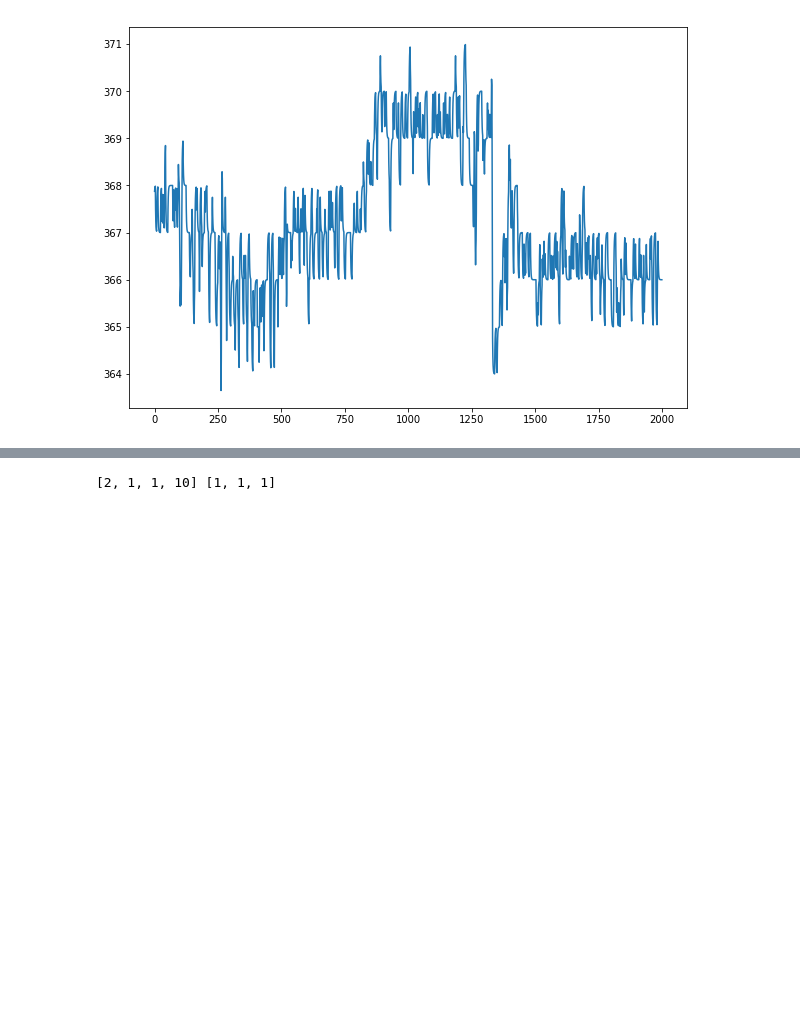
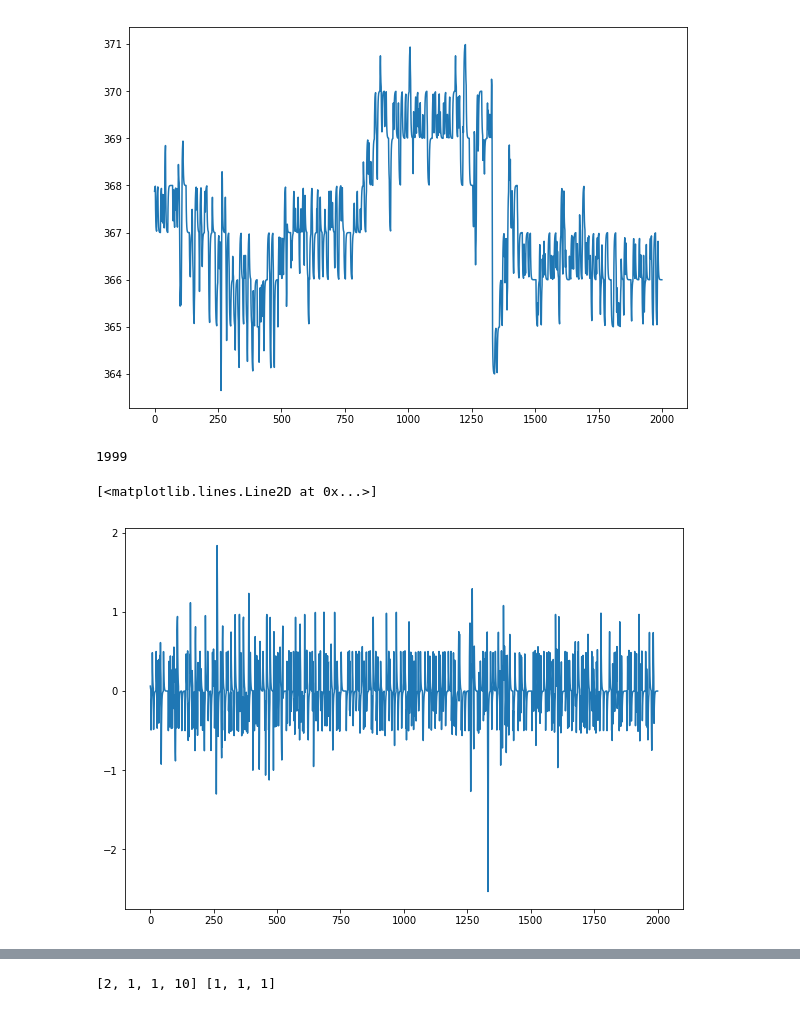
Before and after one commit to A101110/models, a Jupyter notebook: Pred_for_single_value.ipynb, the cells around one changed output, grey strips where cells are left out. Cells and saved outputs as stored; diff of their text form; code cells hidden in the pictures; blank space fills up the shorter version.

```diff
--- a/Pred_for_single_value.ipynb
+++ b/Pred_for_single_value.ipynb
@@ -54,11 +54,16 @@ plt.show()
 # %%
 df1 =  pd.DataFrame(columns = ["flow1", "time"])
 df1.time = timer_train
 df1.flow1 = batch_train
-#df1['time'] = df1['time'].diff()
-#df1['flow1'] = df1['flow1'].diff()
+df1['time'] = df1['time'].diff()
+df1['flow1'] = df1['flow1'].diff()
 df1.dropna(inplace = True)
-#plt.plot(df1)
+print(len(df1))
+plt.plot(df2['flow1'])
+# %% [output]
+1999
+[<matplotlib.lines.Line2D at 0x...>]
+[figure, added]
 # %%
 df2 =  pd.DataFrame(columns = ["flow1", "time"])
 df2.time = timer_test
```
Also changed, not shown: parts of 6 cells of this notebook.
